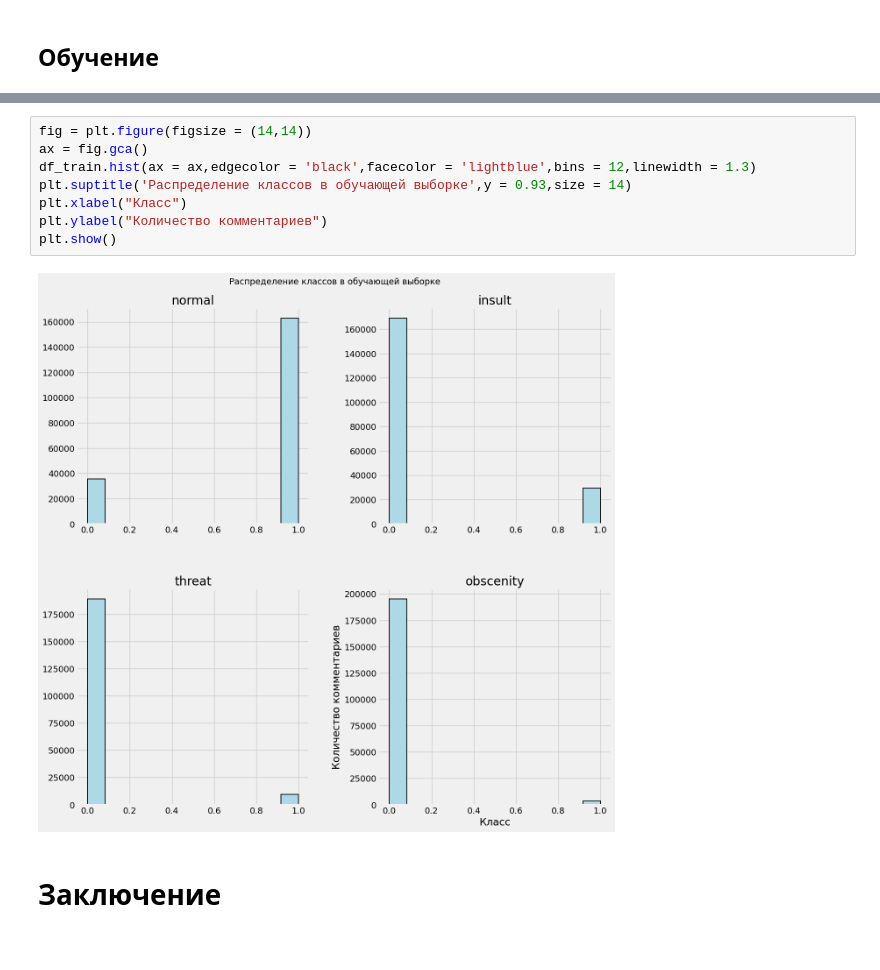
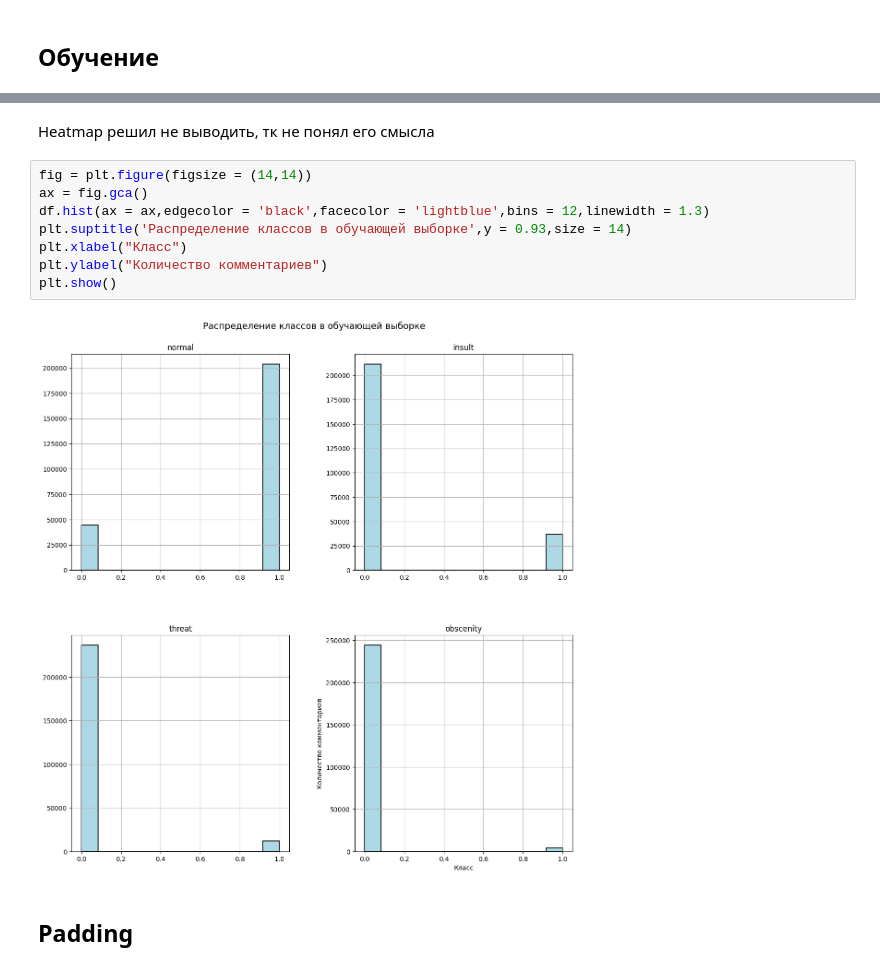
Before and after one commit to KishlakEnjoyer/MachineLearning_and_BigData, a Jupyter notebook: 4kurs/tone-comments/classification-tone-comments.ipynb, the cells around one changed output, grey strips where cells are left out. Cells and saved outputs as stored; diff of their text form.

```diff
--- a/4kurs/tone-comments/classification-tone-comments.ipynb
+++ b/4kurs/tone-comments/classification-tone-comments.ipynb
@@ -368,12 +357,14 @@ plt.show()
+# %% [markdown]
+Heatmap решил не выводить, тк не понял его смысла
 # %%
 fig = plt.figure(figsize = (14,14))
 ax = fig.gca()
-df_train.hist(ax = ax,edgecolor = 'black',facecolor = 'lightblue',bins = 12,linewidth = 1.3)
+df.hist(ax = ax,edgecolor = 'black',facecolor = 'lightblue',bins = 12,linewidth = 1.3)
 plt.suptitle('Распределение классов в обучающей выборке',y = 0.93,size = 14)
 plt.xlabel("Класс")
 plt.ylabel("Количество комментариев")
 plt.show()
 # %% [output]
-[figure, old version]
+[figure, new version]
-# %% [markdown]
-# Заключение
+# %% [markdown]
+## Padding
```
Also changed, not shown: parts of 55 cells of this notebook, 9 other files.
